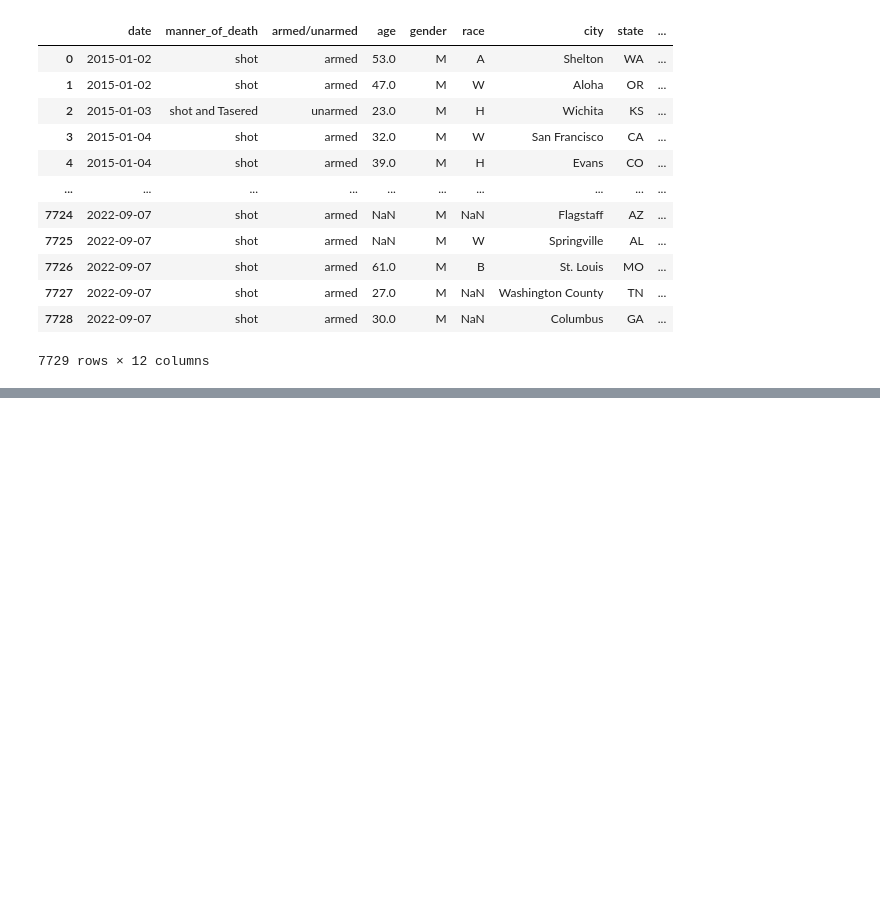
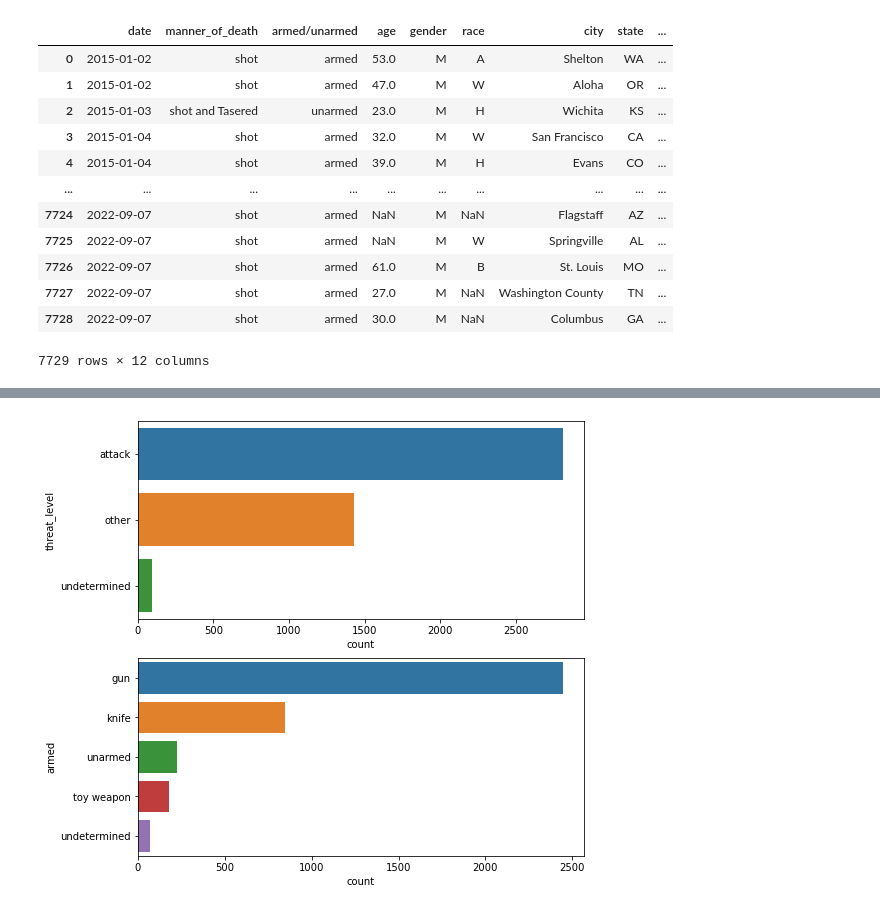
Before and after one commit to ubco-W2022T1-cosc301/project-group48, a Jupyter notebook: notebooks/analysis2.ipynb, the cells around one changed output, grey strips where cells are left out. Drawn from its saved outputs; the diff is of its cells as text; code cells hidden in the pictures; blank space fills up the shorter version.

```diff
--- a/notebooks/analysis2.ipynb
+++ b/notebooks/analysis2.ipynb
@@ -194,0 +226,14 @@ shootings_data
+# %%
+import seaborn as sns
+df = pd.read_csv("../data/US Police shootings in from 2015-22 2.csv")
+not_fleeing = df[df['flee'] == 'Not fleeing'].copy()
+
+fig, ax = plt.subplots(2,1, figsize=(8,8))
+
+sns.countplot(ax=ax[0], data=not_fleeing, y='threat_level')
+sns.countplot(ax=ax[1], data=not_fleeing, y='armed',
+              order=not_fleeing.armed.value_counts().iloc[:5].index)
+
+plt.show()
+# %% [output]
+[figure, added]
```
Also changed, not shown: parts of 10 cells of this notebook, 2 other files.
